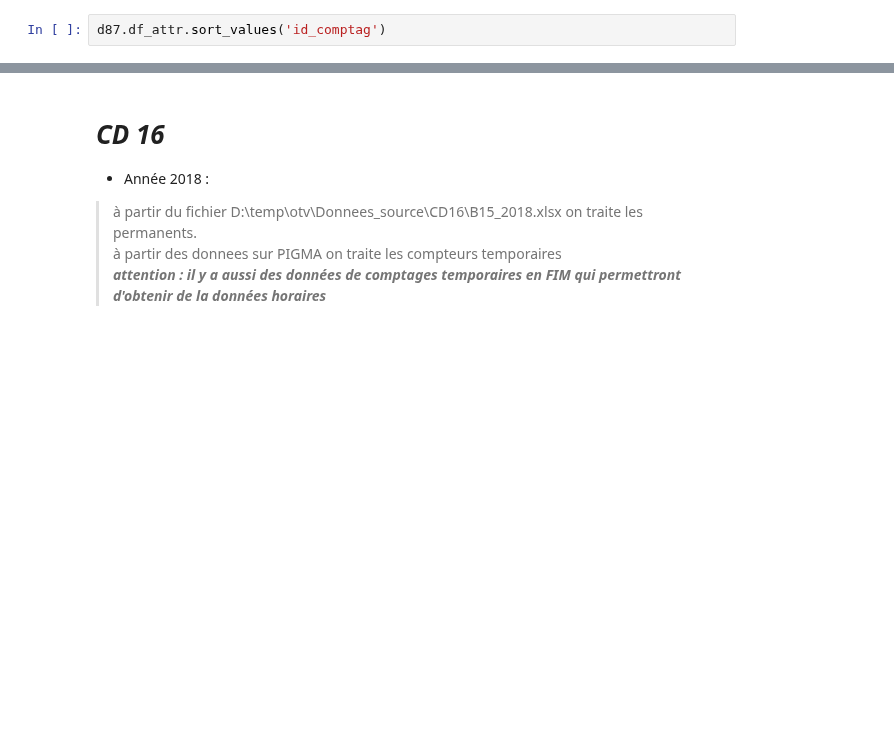
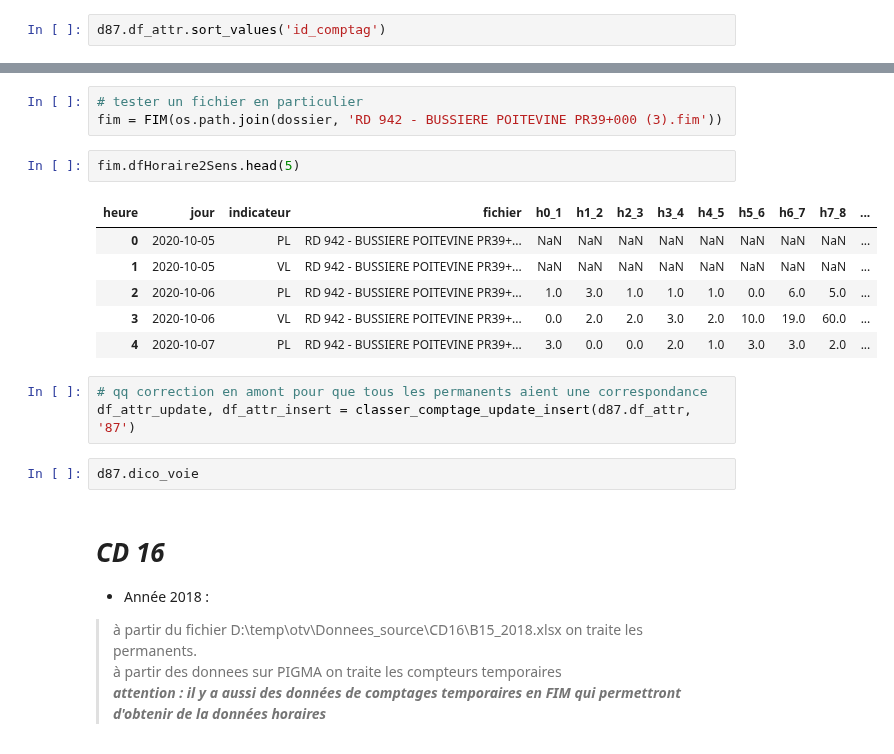
Before and after one commit to nantodevison/otv, a Jupyter notebook: otv/Transfert_Donnees/notebooks/Import_trafics.ipynb, the cells around one changed output, grey strips where cells are left out. Cells and saved outputs as stored; diff of their text form; blank space fills up the shorter version.

```diff
--- a/otv/Transfert_Donnees/notebooks/Import_trafics.ipynb
+++ b/otv/Transfert_Donnees/notebooks/Import_trafics.ipynb
@@ -851,3 +910,20 @@ AttributeError: 'FIM' object has no attribute 'fimNbBlocDonneesError'
+# %%
+# tester un fichier en particulier
+fim = FIM(os.path.join(dossier, 'RD 942 - BUSSIERE POITEVINE PR39+000 (3).fim'))
+# %%
+fim.dfHoraire2Sens.head(5)
+# %% [output]
+| heure | jour | indicateur | fichier | h0_1 | h1_2 | h2_3 | h3_4 | h4_5 | h5_6 | h6_7 | h7_8 | ... |
+| 0 | 2020-10-05 | PL | RD 942 - BUSSIERE POITEVINE PR39+... | NaN | NaN | NaN | NaN | NaN | NaN | NaN | NaN | ... |
+| 1 | 2020-10-05 | VL | RD 942 - BUSSIERE POITEVINE PR39+... | NaN | NaN | NaN | NaN | NaN | NaN | NaN | NaN | ... |
+| 2 | 2020-10-06 | PL | RD 942 - BUSSIERE POITEVINE PR39+... | 1.0 | 3.0 | 1.0 | 1.0 | 1.0 | 0.0 | 6.0 | 5.0 | ... |
+| 3 | 2020-10-06 | VL | RD 942 - BUSSIERE POITEVINE PR39+... | 0.0 | 2.0 | 2.0 | 3.0 | 2.0 | 10.0 | 19.0 | 60.0 | ... |
+| 4 | 2020-10-07 | PL | RD 942 - BUSSIERE POITEVINE PR39+... | 3.0 | 0.0 | 0.0 | 2.0 | 1.0 | 3.0 | 3.0 | 2.0 | ... |
+# %%
+# qq correction en amont pour que tous les permanents aient une correspondance
+df_attr_update, df_attr_insert = classer_comptage_update_insert(d87.df_attr, '87')
+# %%
+d87.dico_voie
 # %% [markdown]
 <a id="11" ></a>
 # ***CD 16***
```
Also changed, not shown: parts of 11 cells of this notebook, 9 other files.
